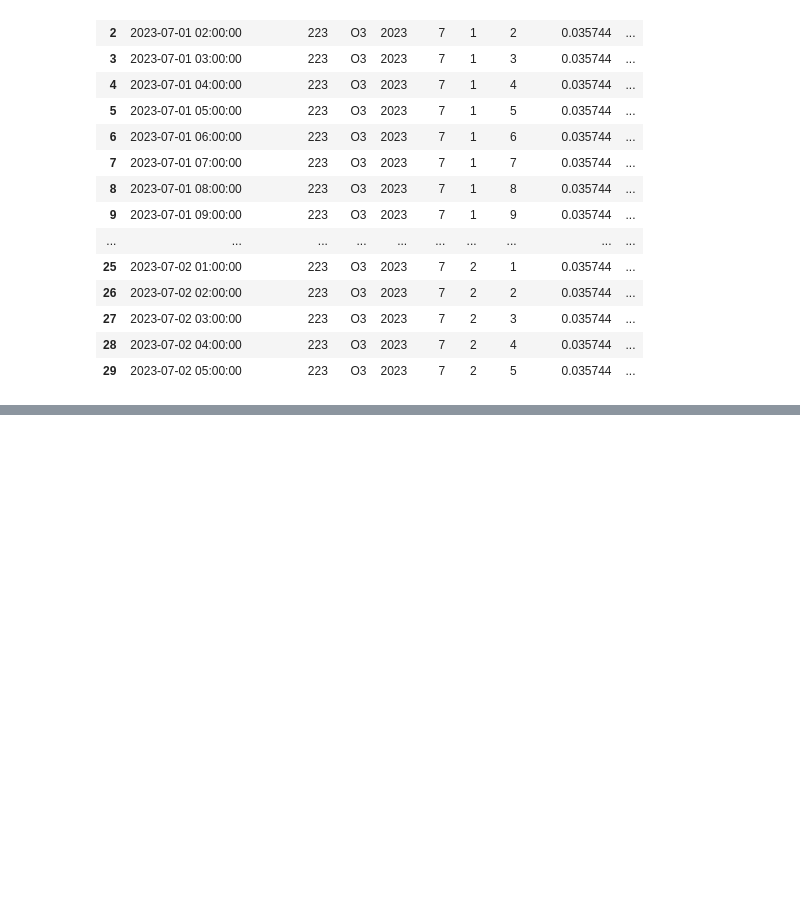
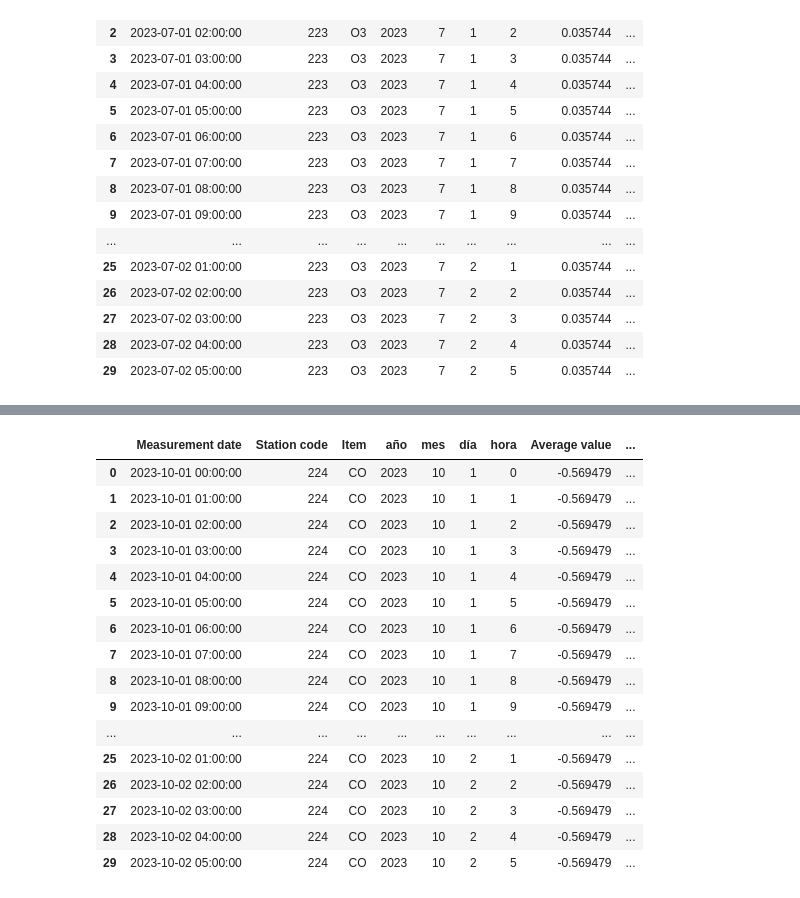
Before and after one commit to carlosgomezagrafojo/pollution-data, a Jupyter notebook: proyect_contaminacion.ipynb, the cells around one changed output, grey strips where cells are left out. Saved outputs shown, nothing was run; the diff lists cells and outputs as text; code cells hidden in the pictures; blank space fills up the shorter version.

```diff
--- a/proyect_contaminacion.ipynb
+++ b/proyect_contaminacion.ipynb
@@ -5320,0 +5860,74 @@ df_julio_2023.head(30)
+# %%
+import pandas as pd
+
+# Crear rango de fechas por hora para octubre 2023
+fechas_octubre = pd.date_range(start="2023-10-01", end="2023-10-31 23:00:00", freq="H")
+
+# Crear DataFrame base que contrendrá: fechas_octubre,224 y CO
+df_octubre_2023 = pd.DataFrame({
+    'Measurement date': fechas_octubre,
+    'Station code': 224,
+    'Item': 'CO',
+})
+
+# Añadimos al df_octubre_2023, las columnas: año, mes, día y hora
+df_octubre_2023['año'] = df_octubre_2023['Measurement date'].dt.year
+df_octubre_2023['mes'] = df_octubre_2023['Measurement date'].dt.month
+df_octubre_2023['día'] = df_octubre_2023['Measurement date'].dt.day
+df_octubre_2023['hora'] = df_octubre_2023['Measurement date'].dt.hour
+
+# Crea y agreaga una nueva columna llamada ('Average value') y le pone elmismo valor a cada fila del df_octubre_2023
+# El valor es promedio_septiembre_2023_224, que ya habíamos calculado antes como el promedio de CO en septiembre 2023.
+# Como no tenemos datos reales de noviembre, usamos ese valor como referencia para predecir el estado del instrumento.
+
+df_octubre_2023['Average value'] = promedio_septiembre_2023_224
+
+# ver resultados
+df_octubre_2023.head()
+
+# Extrae las columnas que el modelo necesita para hacer predicciones.
+# Seleccionamos las columnas que usamos para entrenar el modelo:
+
+X_octubre_model4 = df_octubre_2023[['Average value','año', 'mes', 'día', 'hora']]
+
+# Cargamos el modelo optimizado
+
+import joblib
+
+# Cargar el modelo optimizado
+rf_optimized_model4 = joblib.load("modelo_rf_CO_224.pkl")
+
+# Realizar las predicciones;
+# Le pasa los datos de noviembre (X_octubre_model4) al modelo, y este predice el estado del instrumento para cada hora.
+predicciones_octubre_2023 = rf_optimized_model4.predict(X_octubre_model4)
+
+# Agregar las predicciones al DataFrame
+# crea y agrega al DataFrame original una nueva columna llamada 'Instrument status predicho' y coloca c/u de los valores
+# predichos
+
+df_octubre_2023['Instrument status predicho'] = predicciones_octubre_2023
+
+
+# Hacer predicciones con el modelo
+df_octubre_2023['Instrument status predicho'] = rf_optimized_model4.predict(X_octubre_model4)
+
+# ver el resultado de las predicciones
+df_octubre_2023.head(30)
+# %% [output]
+|  | Measurement date | Station code | Item | año | mes | día | hora | Average value | ... |
+| 0 | 2023-10-01 00:00:00 | 224 | CO | 2023 | 10 | 1 | 0 | -0.569479 | ... |
+| 1 | 2023-10-01 01:00:00 | 224 | CO | 2023 | 10 | 1 | 1 | -0.569479 | ... |
+| 2 | 2023-10-01 02:00:00 | 224 | CO | 2023 | 10 | 1 | 2 | -0.569479 | ... |
+| 3 | 2023-10-01 03:00:00 | 224 | CO | 2023 | 10 | 1 | 3 | -0.569479 | ... |
+| 4 | 2023-10-01 04:00:00 | 224 | CO | 2023 | 10 | 1 | 4 | -0.569479 | ... |
+| 5 | 2023-10-01 05:00:00 | 224 | CO | 2023 | 10 | 1 | 5 | -0.569479 | ... |
+| 6 | 2023-10-01 06:00:00 | 224 | CO | 2023 | 10 | 1 | 6 | -0.569479 | ... |
+| 7 | 2023-10-01 07:00:00 | 224 | CO | 2023 | 10 | 1 | 7 | -0.569479 | ... |
+| 8 | 2023-10-01 08:00:00 | 224 | CO | 2023 | 10 | 1 | 8 | -0.569479 | ... |
+| 9 | 2023-10-01 09:00:00 | 224 | CO | 2023 | 10 | 1 | 9 | -0.569479 | ... |
+| ... | ... | ... | ... | ... | ... | ... | ... | ... | ... |
+| 25 | 2023-10-02 01:00:00 | 224 | CO | 2023 | 10 | 2 | 1 | -0.569479 | ... |
+| 26 | 2023-10-02 02:00:00 | 224 | CO | 2023 | 10 | 2 | 2 | -0.569479 | ... |
+| 27 | 2023-10-02 03:00:00 | 224 | CO | 2023 | 10 | 2 | 3 | -0.569479 | ... |
+| 28 | 2023-10-02 04:00:00 | 224 | CO | 2023 | 10 | 2 | 4 | -0.569479 | ... |
+| 29 | 2023-10-02 05:00:00 | 224 | CO | 2023 | 10 | 2 | 5 | -0.569479 | ... |
```
Also changed, not shown: parts of 19 cells of this notebook.
